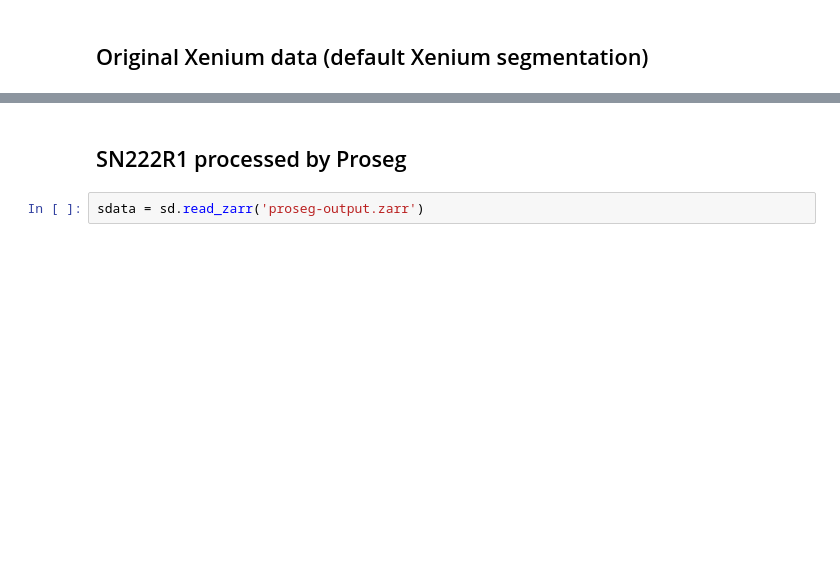
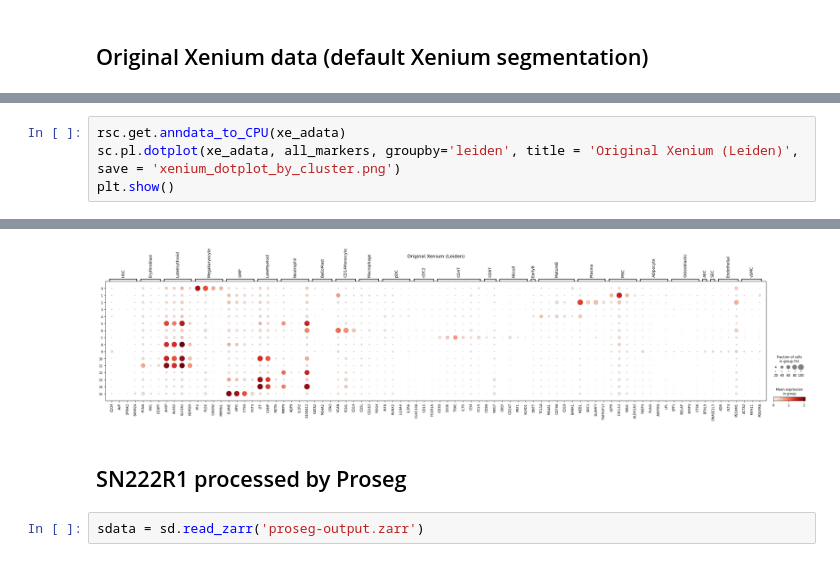
Before and after one commit to WHChou/Spatial_omics_segmentation, a Jupyter notebook: proseg/test_proseg.ipynb, the cells around one changed output, grey strips where cells are left out. Saved outputs shown, nothing was run; the diff lists cells and outputs as text; blank space fills up the shorter version.

```diff
--- a/proseg/test_proseg.ipynb
+++ b/proseg/test_proseg.ipynb
@@ -28,0 +90,5 @@ xe_adata.write_h5ad('SN222_original.h5ad')
+# %%
+rsc.get.anndata_to_CPU(xe_adata)
+sc.pl.dotplot(xe_adata, all_markers, groupby='leiden', title = 'Original Xenium (Leiden)', save = 'xenium_dotplot_by_cluster.png')
+plt.show()
+# %% [output]
@@ -29,3 +96,4 @@ xe_adata.write_h5ad('SN222_original.h5ad')
+[figure, added]
 # %% [markdown]
 ## SN222R1 processed by Proseg
 # %%
```
Also changed, not shown: parts of 30 cells of this notebook, 5 other files.
